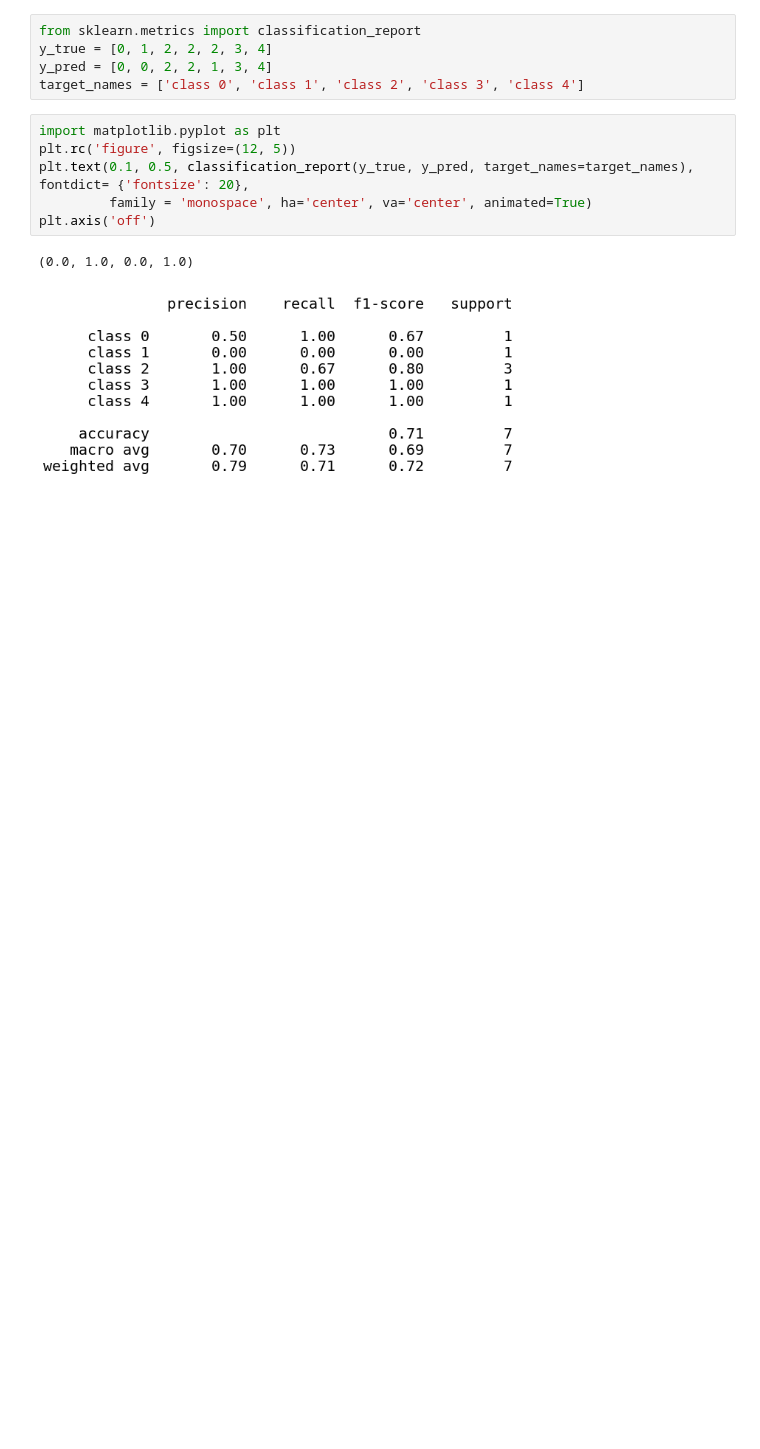
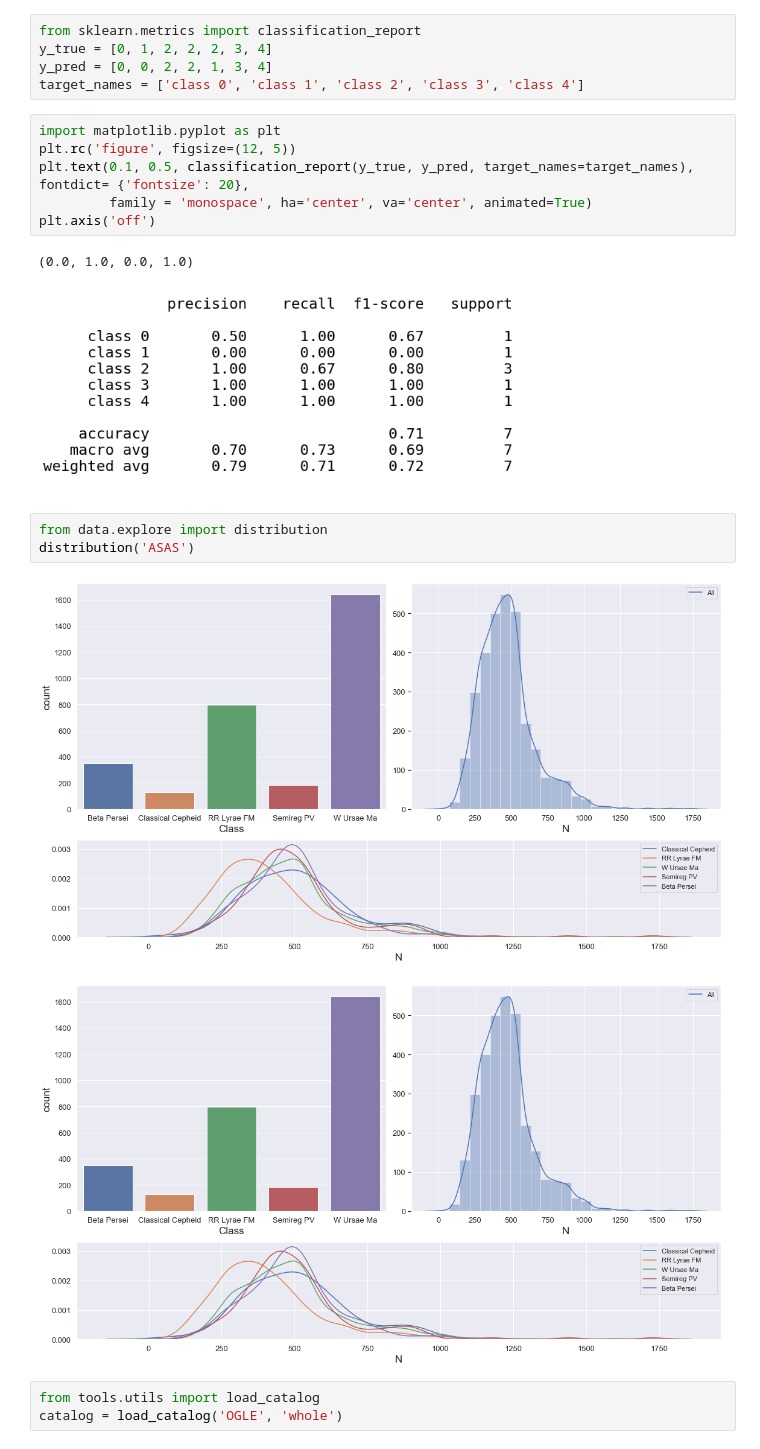
Before and after one commit to JerryLiuMY/transformer_astro, a Jupyter notebook: data.ipynb, the cells around one changed output. Drawn from its saved outputs; the diff is of its cells as text; blank space fills up the shorter version.

```diff
--- a/data.ipynb
+++ b/data.ipynb
@@ -19,3 +19,12 @@ plt.axis('off')
 # %% [output]
 (0.0, 1.0, 0.0, 1.0)
 [figure]
+# %%
+from data.explore import distribution
+distribution('ASAS')
+# %% [output]
+[figure, added]
+[figure, added]
+# %%
+from tools.utils import load_catalog
+catalog = load_catalog('OGLE', 'whole')
```
Also changed, not shown: parts of 1 cell of this notebook, 5 other files.
